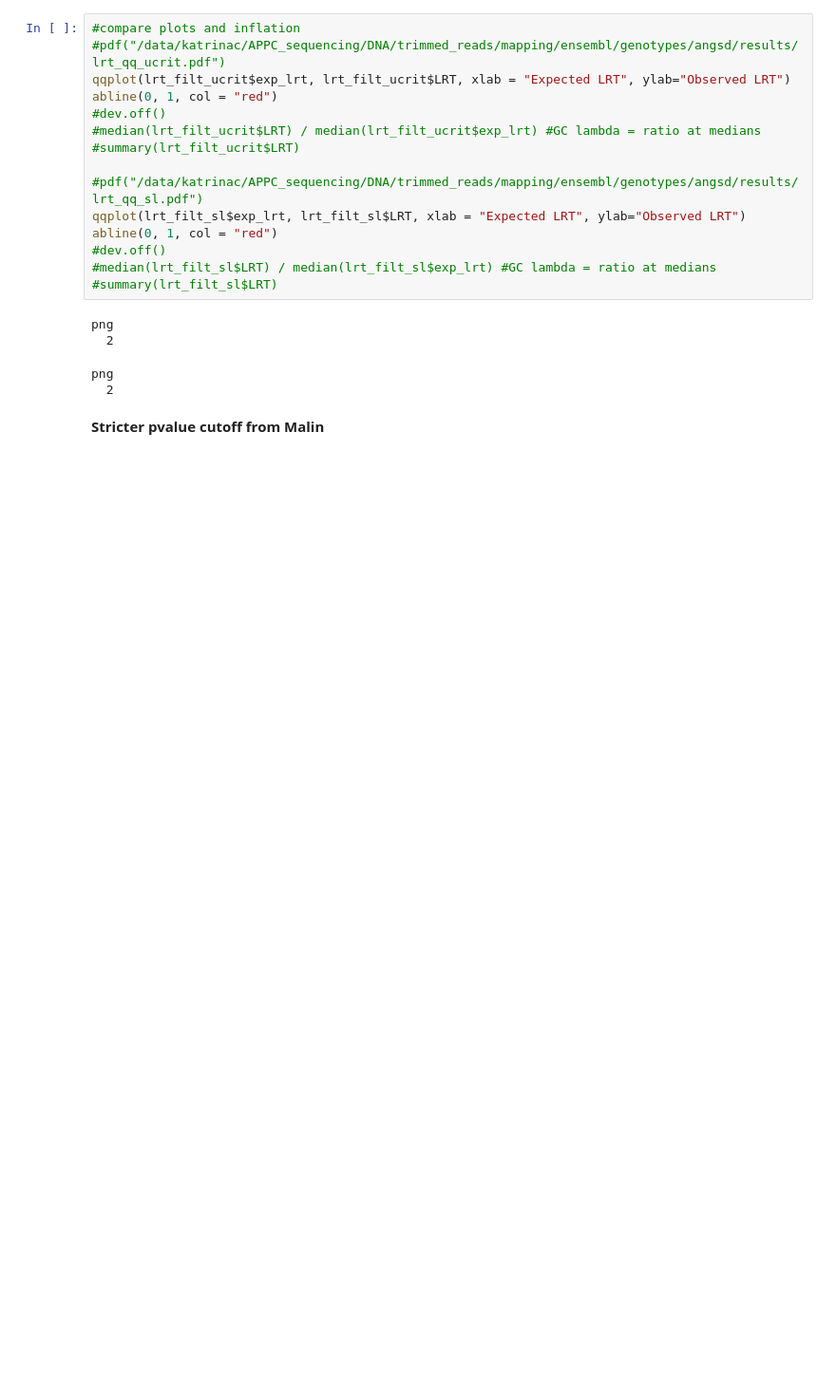
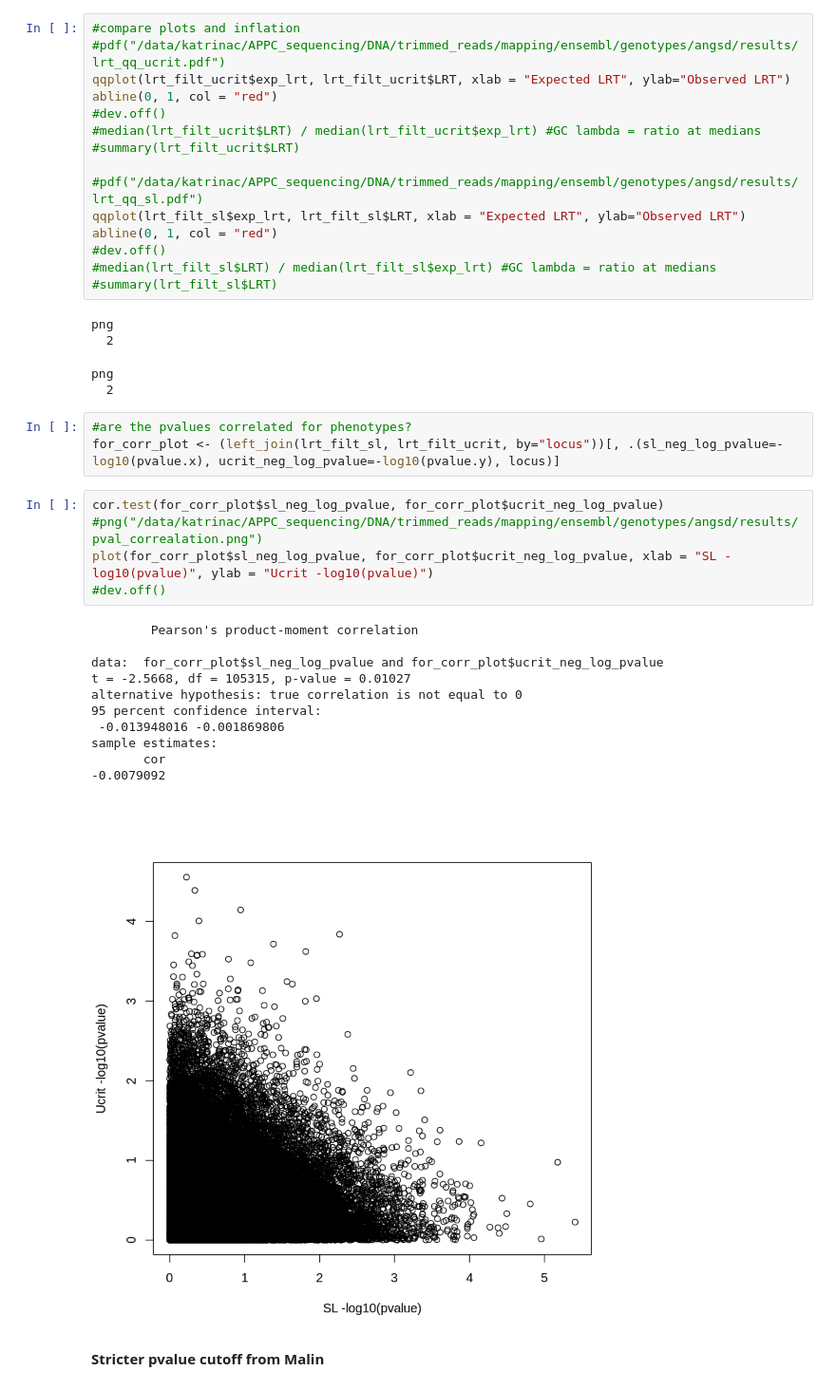
Before and after one commit to katcatalano/ClownfishGWAS, a Jupyter notebook: notebooks/plot_pcangsd_assoc.ipynb, the cells around one changed output. Shown at 95% size. Cells and saved outputs as stored; diff of their text form; blank space fills up the shorter version.

```diff
--- a/notebooks/plot_pcangsd_assoc.ipynb
+++ b/notebooks/plot_pcangsd_assoc.ipynb
@@ -379,6 +379,26 @@ png
   2
 png
   2
+# %%
+#are the pvalues correlated for phenotypes?
+for_corr_plot <- (left_join(lrt_filt_sl, lrt_filt_ucrit, by="locus"))[, .(sl_neg_log_pvalue=-log10(pvalue.x), ucrit_neg_log_pvalue=-log10(pvalue.y), locus)]
+# %%
+cor.test(for_corr_plot$sl_neg_log_pvalue, for_corr_plot$ucrit_neg_log_pvalue)
+#png("/data/katrinac/APPC_sequencing/DNA/trimmed_reads/mapping/ensembl/genotypes/angsd/results/pval_correalation.png")
+plot(for_corr_plot$sl_neg_log_pvalue, for_corr_plot$ucrit_neg_log_pvalue, xlab = "SL -log10(pvalue)", ylab = "Ucrit -log10(pvalue)")
+#dev.off()
+# %% [output]
+        Pearson's product-moment correlation
+
+data:  for_corr_plot$sl_neg_log_pvalue and for_corr_plot$ucrit_neg_log_pvalue
+t = -2.5668, df = 105315, p-value = 0.01027
+alternative hypothesis: true correlation is not equal to 0
+95 percent confidence interval:
+ -0.013948016 -0.001869806
+sample estimates:
+       cor
+-0.0079092
+[figure, added]
 # %% [markdown]
 __Stricter pvalue cutoff from Malin__
 # %%
```
Also changed, not shown: parts of 118 cells of this notebook, 1 other file.
